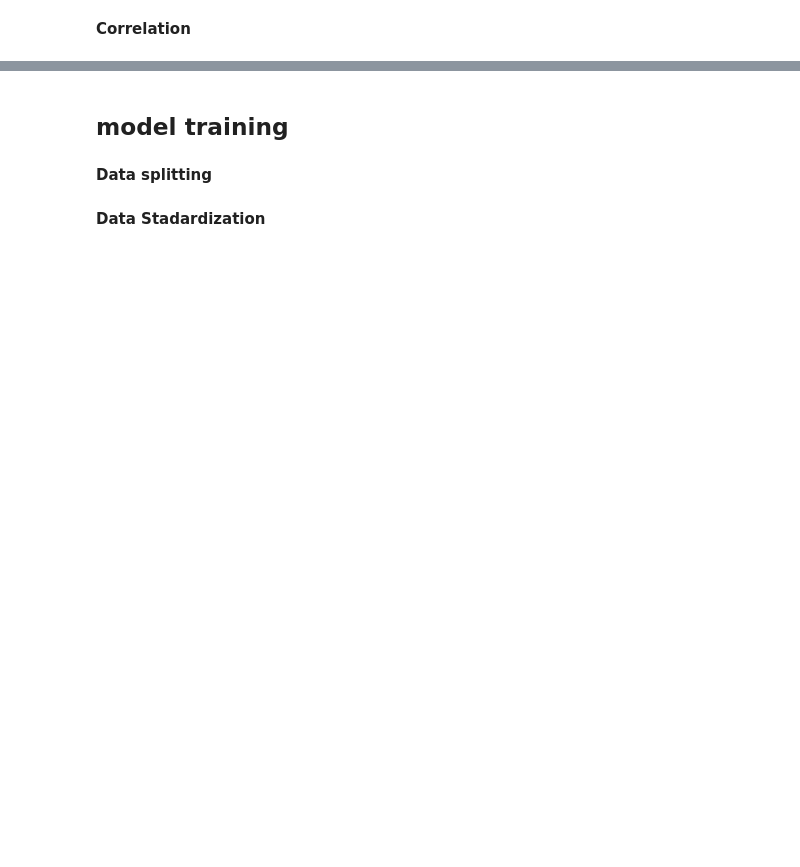
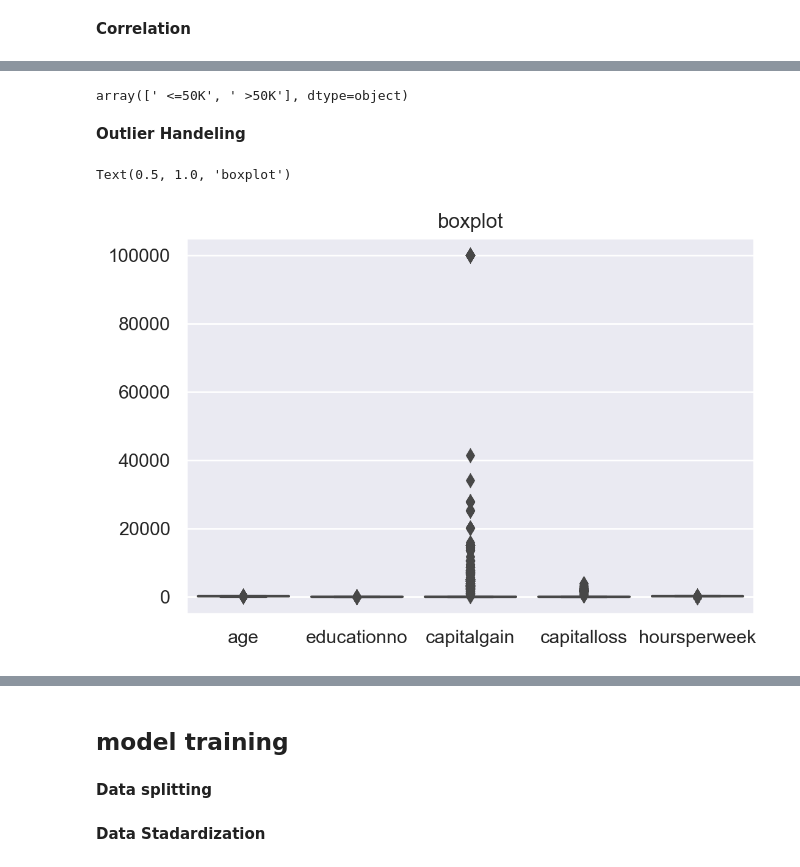
Before and after one commit to PariketPasari/DS_ASSIGNMENT, a Jupyter notebook: svm_salary.ipynb, the cells around one changed output, grey strips where cells are left out. Saved outputs shown, nothing was run; the diff lists cells and outputs as text; code cells hidden in the pictures; blank space fills up the shorter version.

```diff
--- a/svm_salary.ipynb
+++ b/svm_salary.ipynb
@@ -320,0 +325,3 @@ df.drop('capitalgain', inplace=True, axis = 1)
+# %%
+test = pd.read_csv('SalaryData_Test(1).csv')
+test.head()
@@ -320,0 +451,12 @@ df.drop('capitalgain', inplace=True, axis = 1)
+# %%
+test['Salary'].unique()
+# %% [output]
+array([' <=50K', ' >50K'], dtype=object)
+# %% [markdown]
+**Outlier Handeling**
+# %%
+sns.boxplot(data = test)
+plt.title('boxplot')
+# %% [output]
+Text(0.5, 1.0, 'boxplot')
+[figure, added]
```
Also changed, not shown: parts of 45 cells of this notebook, 3 other files.
